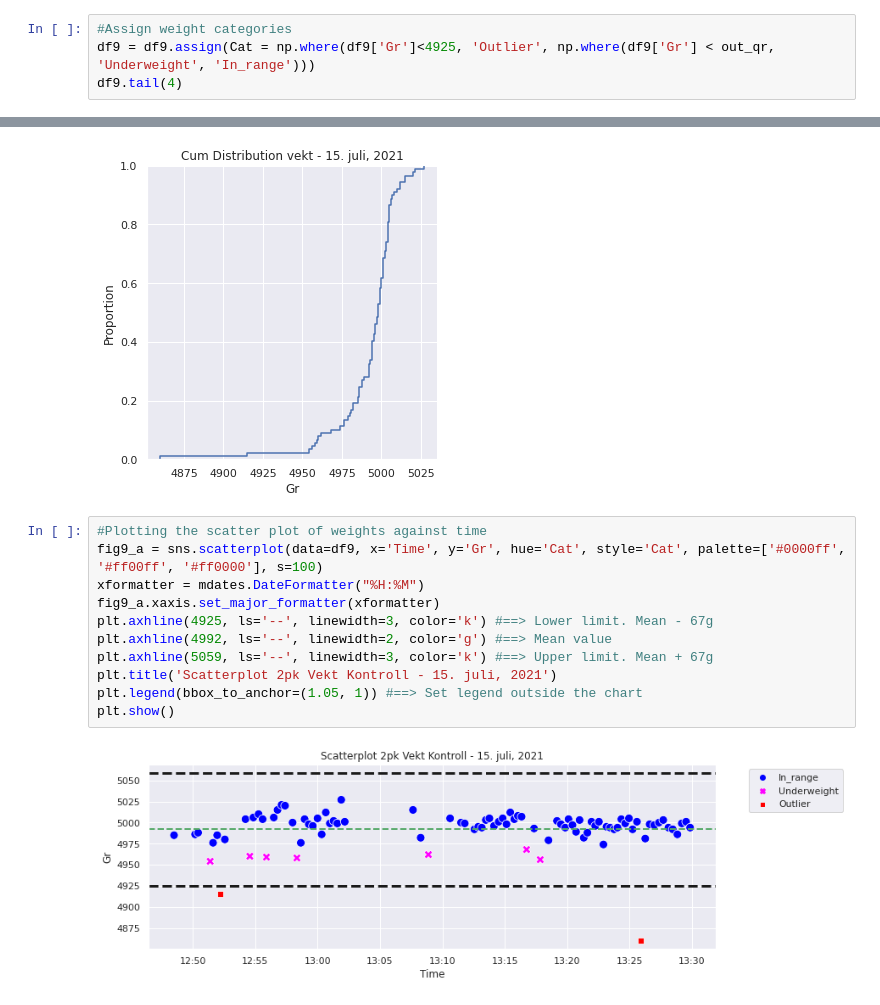
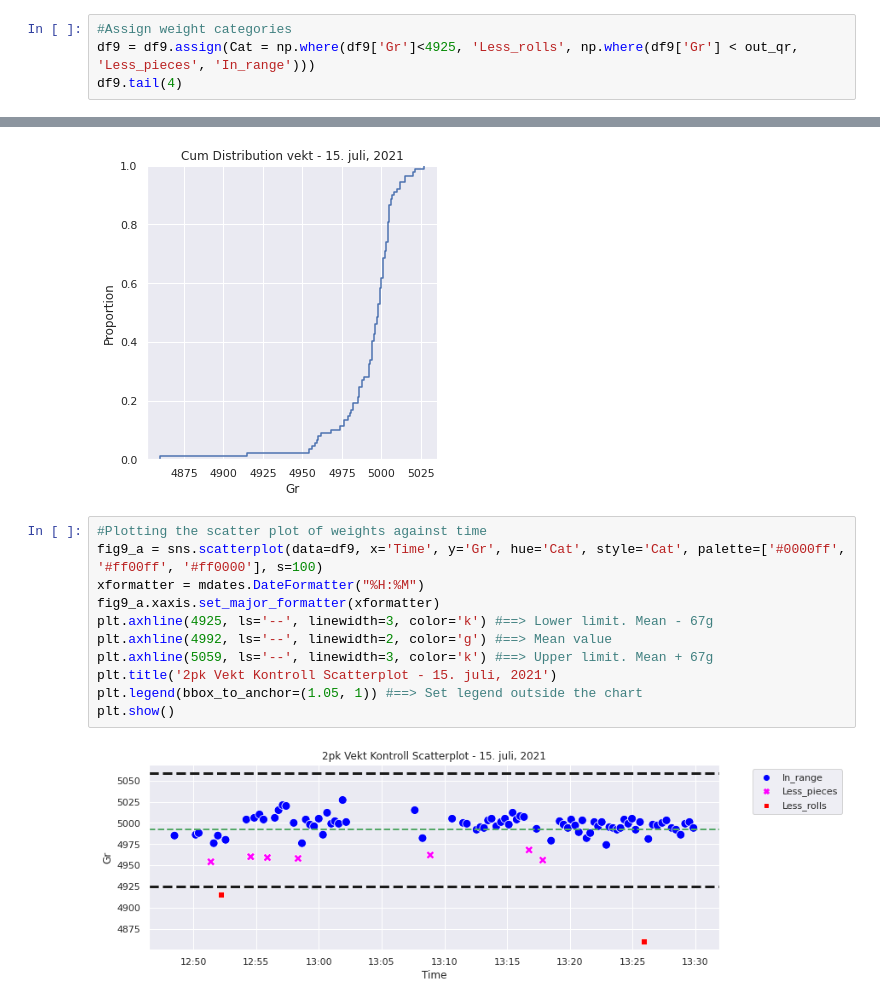
Before and after one commit to gabrielborja/python_data_analysis, a Jupyter notebook: molding_analysis.ipynb, the cells around one changed output, grey strips where cells are left out. Drawn from its saved outputs; the diff is of its cells as text.

```diff
--- a/molding_analysis.ipynb
+++ b/molding_analysis.ipynb
@@ -1291,7 +1291,7 @@ out_qr
 4968.426966292135
 # %%
 #Assign weight categories
-df9 = df9.assign(Cat = np.where(df9['Gr']<4925, 'Outlier', np.where(df9['Gr'] < out_qr, 'Underweight', 'In_range')))
+df9 = df9.assign(Cat = np.where(df9['Gr']<4925, 'Less_rolls', np.where(df9['Gr'] < out_qr, 'Less_pieces', 'In_range')))
 df9.tail(4)
 # %% [output]
 |  | Time | Gr | Cat |
@@ -1367,13 +1367,13 @@ plt.show()
 # %%
 #Plotting the scatter plot of weights against time
 fig9_a = sns.scatterplot(data=df9, x='Time', y='Gr', hue='Cat', style='Cat', palette=['#0000ff', '#ff00ff', '#ff0000'], s=100)
 xformatter = mdates.DateFormatter("%H:%M")
 fig9_a.xaxis.set_major_formatter(xformatter)
 plt.axhline(4925, ls='--', linewidth=3, color='k') #==> Lower limit. Mean - 67g
 plt.axhline(4992, ls='--', linewidth=2, color='g') #==> Mean value
 plt.axhline(5059, ls='--', linewidth=3, color='k') #==> Upper limit. Mean + 67g
-plt.title('Scatterplot 2pk Vekt Kontroll - 15. juli, 2021')
+plt.title('2pk Vekt Kontroll Scatterplot - 15. juli, 2021')
 plt.legend(bbox_to_anchor=(1.05, 1)) #==> Set legend outside the chart
 plt.show()
 # %% [output]
-[figure, old version]
+[figure, new version]
```
Also changed, not shown: parts of 2 cells of this notebook.
